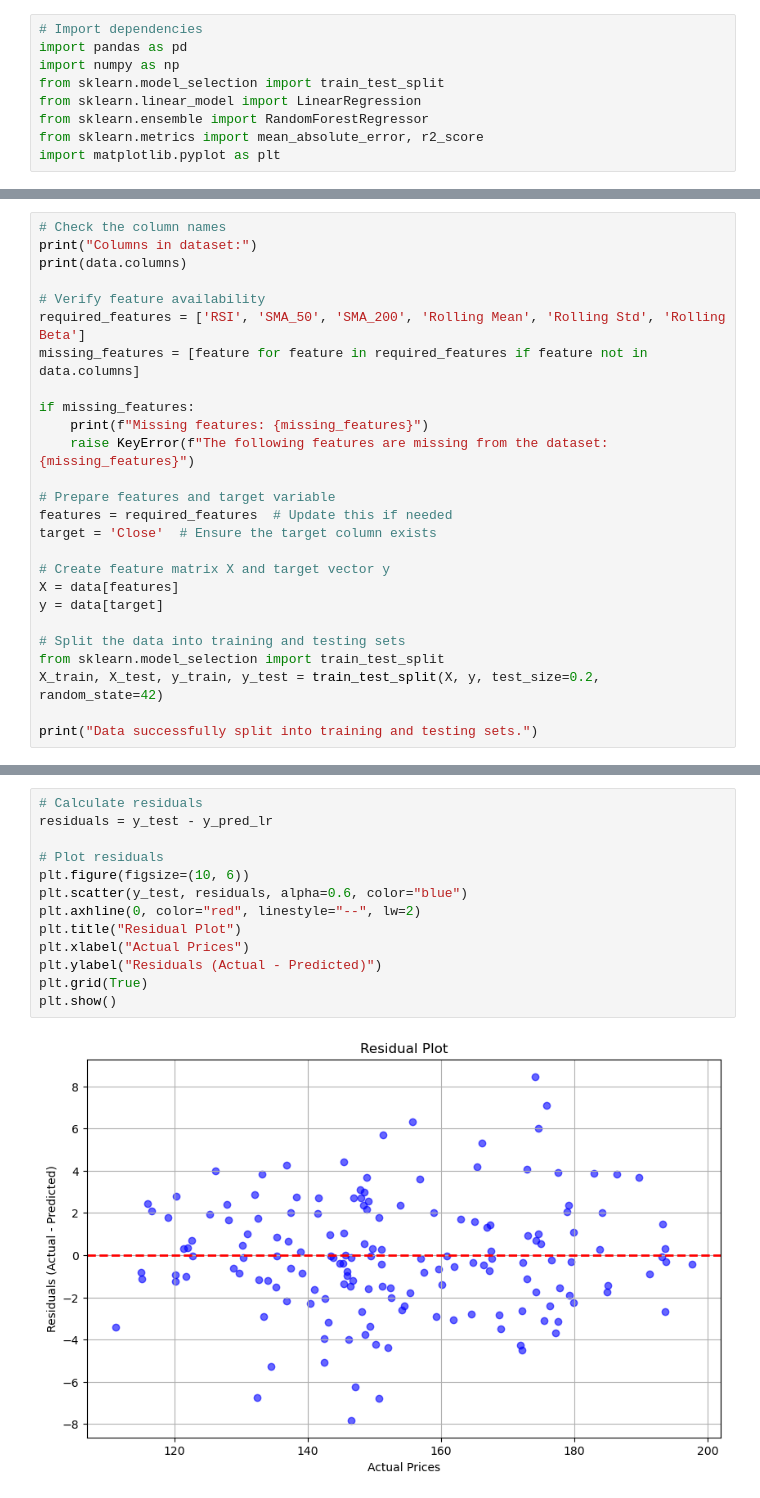
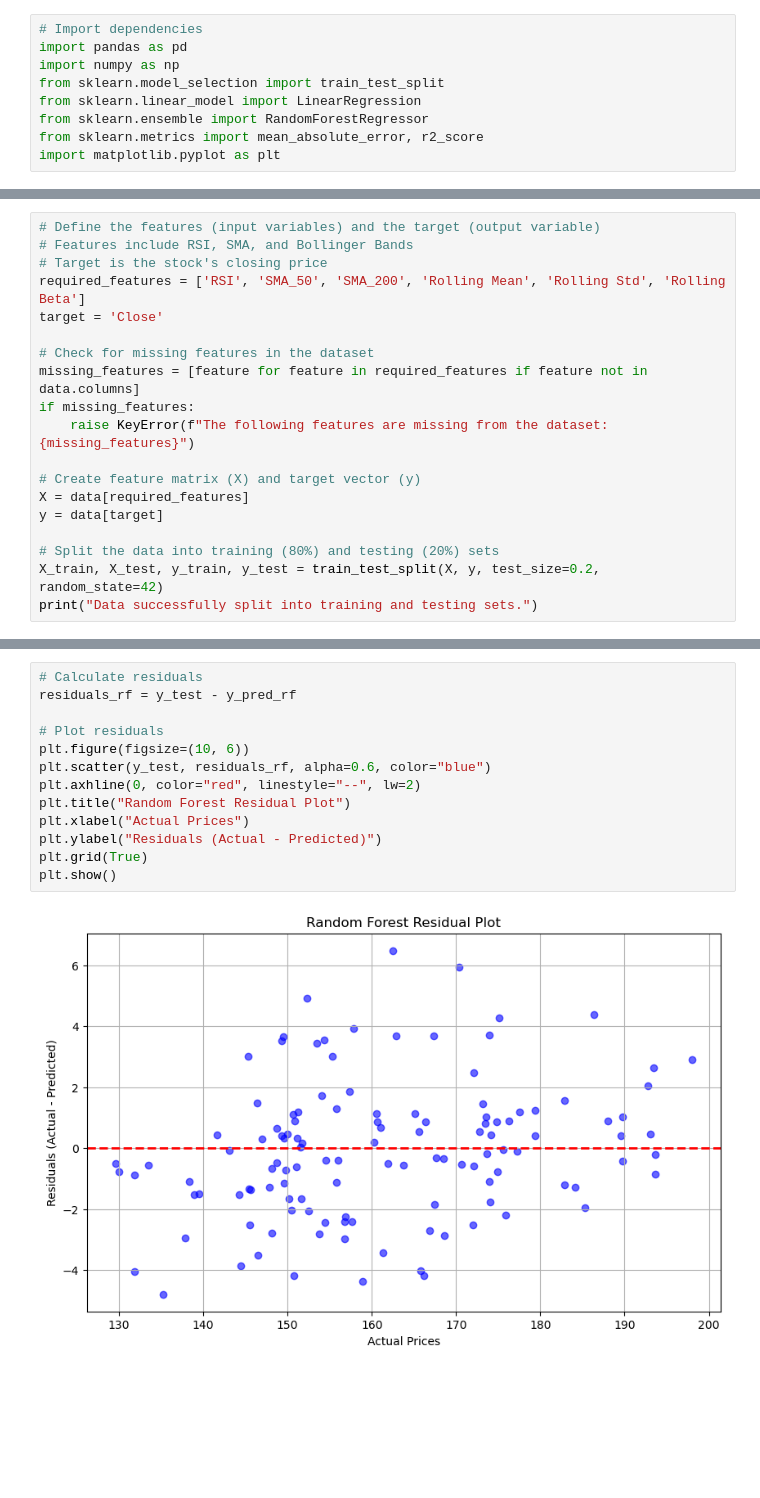
Before and after one commit to ysabharw/QuantInsight, a Jupyter notebook: predictivemodeling.ipynb, the cells around one changed output, grey strips where cells are left out. Saved outputs shown, nothing was run; the diff lists cells and outputs as text; blank space fills up the shorter version.

```diff
--- a/predictivemodeling.ipynb
+++ b/predictivemodeling.ipynb
@@ -142,27 +99,20 @@ print(data[['Close', 'SMA_50', 'SMA_200', 'Rolling Mean', 'Upper Band', 'Lower B
 # %%
-# Check the column names
-print("Columns in dataset:")
-print(data.columns)
+# Define the features (input variables) and the target (output variable)
+# Features include RSI, SMA, and Bollinger Bands
+# Target is the stock's closing price
+required_features = ['RSI', 'SMA_50', 'SMA_200', 'Rolling Mean', 'Rolling Std', 'Rolling Beta']
+target = 'Close'
 
-# Verify feature availability
-required_features = ['RSI', 'SMA_50', 'SMA_200', 'Rolling Mean', 'Rolling Std', 'Rolling Beta']
+# Check for missing features in the dataset
 missing_features = [feature for feature in required_features if feature not in data.columns]
-
 if missing_features:
-    print(f"Missing features: {missing_features}")
     raise KeyError(f"The following features are missing from the dataset: {missing_features}")
 
-# Prepare features and target variable
-features = required_features  # Update this if needed
-target = 'Close'  # Ensure the target column exists
-
-# Create feature matrix X and target vector y
-X = data[features]
+# Create feature matrix (X) and target vector (y)
+X = data[required_features]
 y = data[target]
 
-# Split the data into training and testing sets
-from sklearn.model_selection import train_test_split
+# Split the data into training (80%) and testing (20%) sets
 X_train, X_test, y_train, y_test = train_test_split(X, y, test_size=0.2, random_state=42)
-
 print("Data successfully split into training and testing sets.")
 # %% [output]
@@ -191,15 +200,15 @@ R-squared (R2): 0.9816341842404492
 # %%
 # Calculate residuals
-residuals = y_test - y_pred_lr
+residuals_rf = y_test - y_pred_rf
 
 # Plot residuals
 plt.figure(figsize=(10, 6))
-plt.scatter(y_test, residuals, alpha=0.6, color="blue")
+plt.scatter(y_test, residuals_rf, alpha=0.6, color="blue")
 plt.axhline(0, color="red", linestyle="--", lw=2)
-plt.title("Residual Plot")
+plt.title("Random Forest Residual Plot")
 plt.xlabel("Actual Prices")
 plt.ylabel("Residuals (Actual - Predicted)")
 plt.grid(True)
 plt.show()
 # %% [output]
-[figure, old version]
+[figure, new version]
```
Also changed, not shown: parts of 18 cells of this notebook.
